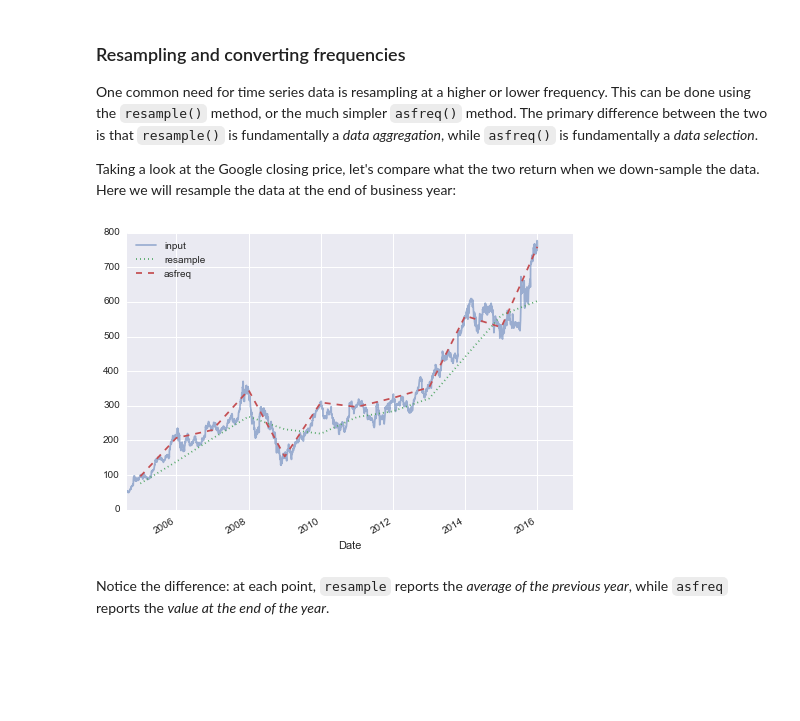
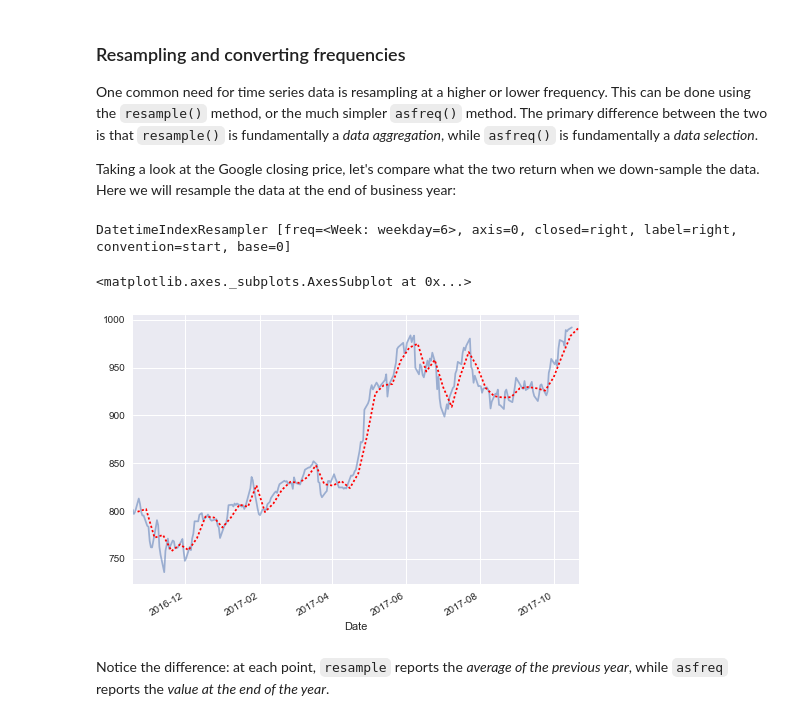
Before and after one commit to mohankgaddam/eas503ubcourse, a Jupyter notebook: notebooks/Pandas.ipynb, the cells around one changed output. Drawn from its saved outputs; the diff is of its cells as text; code cells hidden in the pictures; blank space fills up the shorter version.

```diff
--- a/notebooks/Pandas.ipynb
+++ b/notebooks/Pandas.ipynb
@@ -3041,14 +3071,19 @@ The primary difference between the two is that ``resample()`` is fundamentally a
 
 Taking a look at the Google closing price, let's compare what the two return when we down-sample the data.
 Here we will resample the data at the end of business year:
+# %%
+goog.resample('W')
+# %% [output]
+DatetimeIndexResampler [freq=<Week: weekday=6>, axis=0, closed=right, label=right, convention=start, base=0]
 # %%
 goog.plot(alpha=0.5, style='-')
-goog.resample('BA').mean().plot(style=':')
-goog.asfreq('BA').plot(style='--');
-plt.legend(['input', 'resample', 'asfreq'],
-           loc='upper left');
+goog.resample('W').mean().plot(style=':r')
+#goog.asfreq('BA').plot(style='--');
+#plt.legend(['input', 'resample', 'asfreq'],
+#           loc='upper left');
 # %% [output]
+<matplotlib.axes._subplots.AxesSubplot at 0x...>
-[figure, old version]
+[figure, new version]
 # %% [markdown]
 Notice the difference: at each point, ``resample`` reports the *average of the previous year*, while ``asfreq`` reports the *value at the end of the year*.
 # %% [markdown]
```
Also changed, not shown: parts of 13 cells of this notebook, 19 other files.
